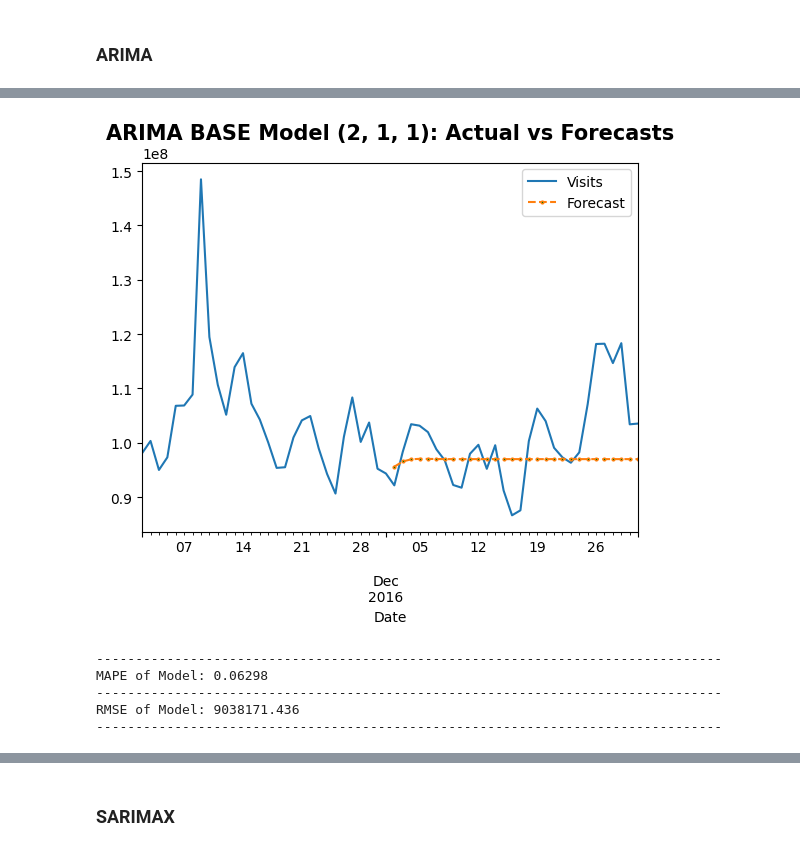
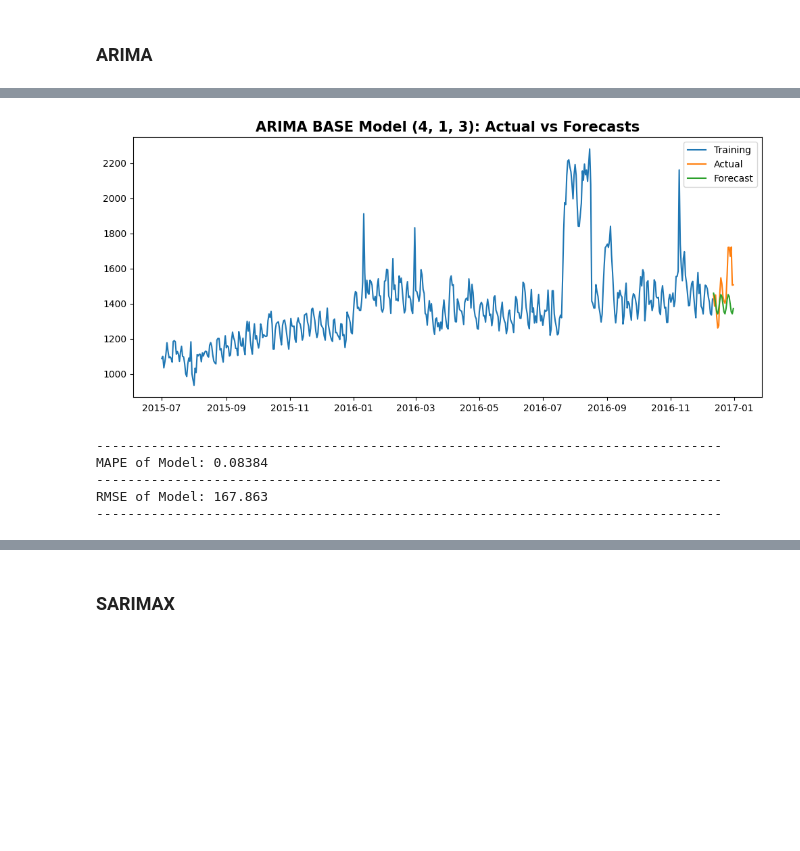
Before and after one commit to Rajath-B-A/DataScience-Projects, a Jupyter notebook: AdEase Time Series/AdEase_Time_Series.ipynb, the cells around one changed output, grey strips where cells are left out. Drawn from its saved outputs; the diff is of its cells as text; code cells hidden in the pictures; blank space fills up the shorter version.

```diff
--- a/AdEase Time Series/AdEase_Time_Series.ipynb
+++ b/AdEase Time Series/AdEase_Time_Series.ipynb
@@ -265,3 +265,3 @@ memory usage: 3.8+ GB
 # %%
-at_data = df.groupby(['access_type', 'Date'],as_index=False)['Visits'].sum()
-ao_data = df.groupby(['access_origin', 'Date'],as_index=False)['Visits'].sum()
+at_data = df.groupby(['access_type', 'Date'],as_index=False)['Visits'].mean()
+ao_data = df.groupby(['access_origin', 'Date'],as_index=False)['Visits'].mean()
@@ -565,18 +531,20 @@ from prophet import Prophet
 def arima_model(n, order, time_series):
   model = ARIMA(time_series[:-n], order=order)
   model_fit = model.fit()
-  forecast = model_fit.forecast(steps=n, alpha=0.05)
+  forecast = model_fit.forecast(steps=n, alpha=0.02)
   time_series.index = pd.to_datetime(time_series.index)
   forecast.index = pd.to_datetime(forecast.index)
-  time_series[-60:].plot(label='Actual')
-  forecast.plot(label='Forecast', linestyle='dashed', marker='o', markerfacecolor='green', markersize=2)
+  plt.figure(figsize=(12,5), dpi=100)
+  plt.plot(time_series[:-n],label='Training')
+  plt.plot(time_series[-n:],label='Actual')
+  plt.plot(forecast,label='Forecast')
   plt.legend(loc="upper right")
   plt.title(f'ARIMA BASE Model {order}: Actual vs Forecasts', fontsize=15, fontweight='bold')
   plt.show()
 
 
   actuals = time_series.values[-n:]
-  errors = time_series.values[-n:] - forecast.values
+  errors = forecast.values - time_series.values[-n:]
 
   mape = np.mean(np.abs(errors) / np.abs(actuals))
   rmse = np.sqrt(np.mean(errors**2))
@@ -598,11 +566,11 @@ RMSE of Model: 12071774.914
 --------------------------------------------------------------------------------
 # %%
-arima_model(30, (2,1,1), at_diff)
+arima_model(20, (4,1,3), at_diff)
 # %% [output]
-[figure, old version]
+[figure, new version]
 --------------------------------------------------------------------------------
-MAPE of Model: 0.06298
+MAPE of Model: 0.08384
 --------------------------------------------------------------------------------
-RMSE of Model: 9038171.436
+RMSE of Model: 167.863
 --------------------------------------------------------------------------------
 # %%
```
Also changed, not shown: parts of 85 cells of this notebook.
